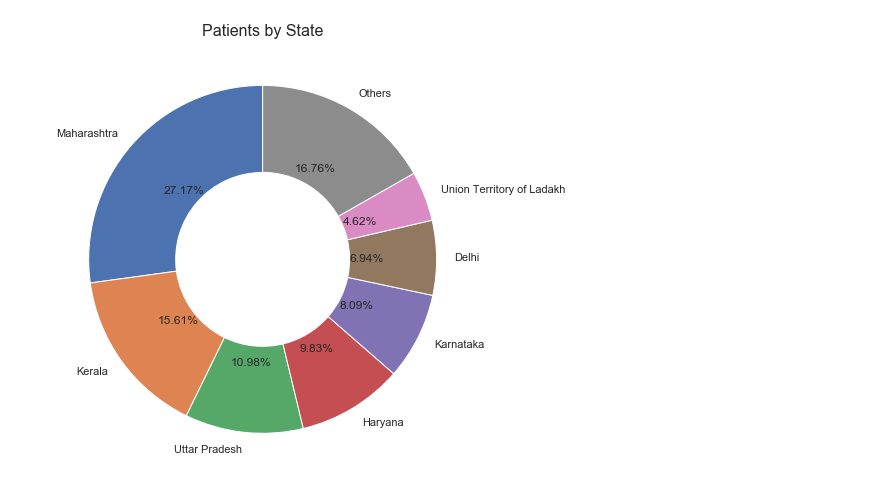
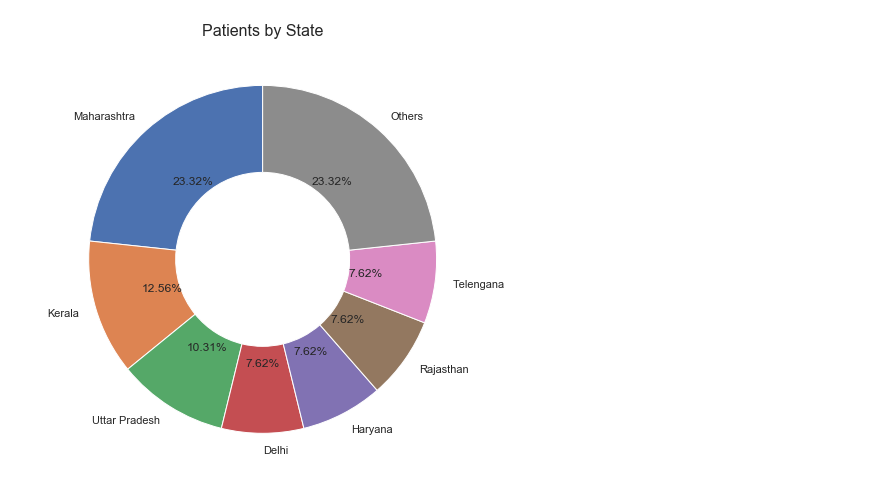
Before and after one commit to hashABCD/Covid19-India, a Jupyter notebook: Covid-India-Full-Data-Time-Series-Visualization.ipynb, the cells around one changed output. Cells and saved outputs as stored; diff of their text form; code cells hidden in the pictures.

```diff
--- a/Covid-India-Full-Data-Time-Series-Visualization.ipynb
+++ b/Covid-India-Full-Data-Time-Series-Visualization.ipynb
@@ -226,24 +226,24 @@ Total New Deaths reported in last 24 hours :  1
 # %%
 
 #Pie-Chart showing State Wise Distribution of confirmed patients
 top_states=[]
 top_conf=[]
-top_states.extend(df_last.head(7).State.unique())
+top_states.extend(df_last.head(7).State)
 top_states.append("Others")
 
-top_conf.extend(df_last.head(7).Conf.unique())
+top_conf.extend(df_last.head(7).Conf)
 top_conf.append(df_last.Conf.sum()-df_last.head(7).Conf.sum())
-top_conf[7]
+
 explode=np.zeros(df_last.shape[0],)
 explode=explode+0.1
 
 plt.figure(figsize=(8,8))
 plt.title("Patients by State", fontsize=16)
 plt.pie(top_conf, labels=top_states, autopct='%1.2f%%',
        wedgeprops=dict(width=0.5), startangle=90)
 plt.show()
 # %% [output]
-[figure, old version]
+[figure, new version]
 # %%
 df_last
 # %% [output]
```
Also changed, not shown: parts of 3 cells of this notebook, 2 other files.
